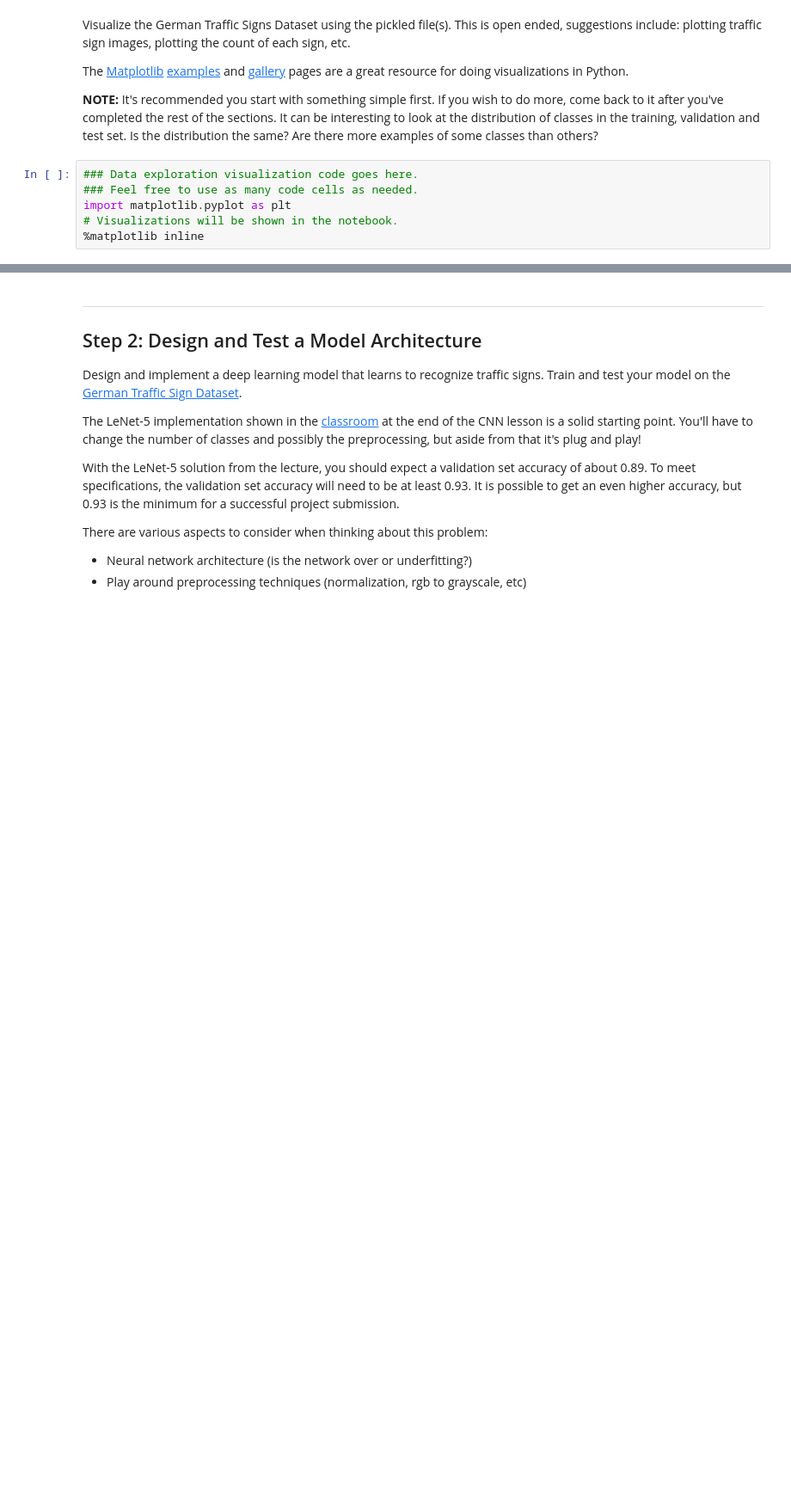
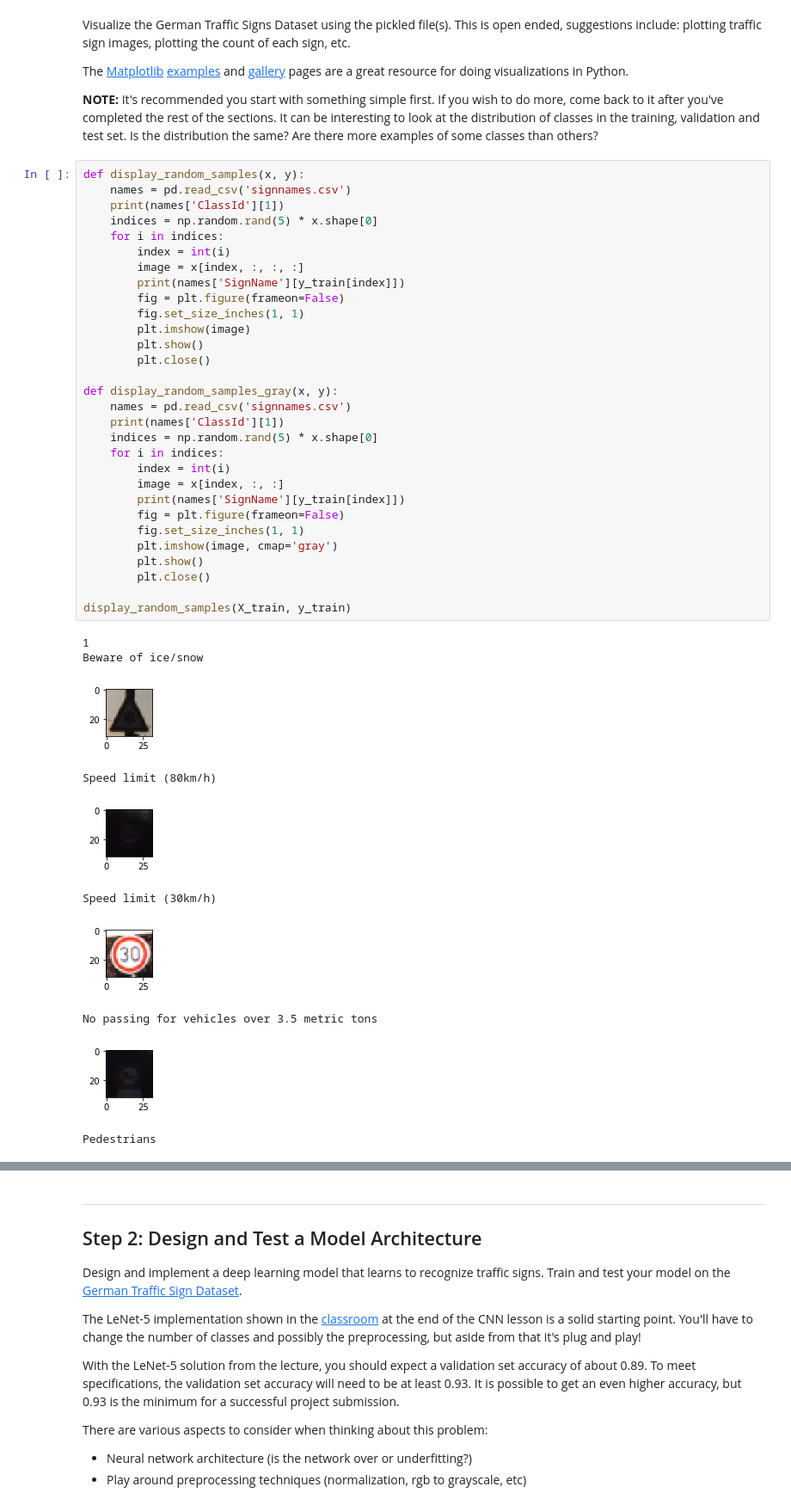
Before and after one commit to alexhagiopol/multiscale-CNN-classifier, a Jupyter notebook: Traffic_Sign_Classifier.ipynb, the cells around one changed output, grey strips where cells are left out. Shown at 86% size. Saved outputs shown, nothing was run; the diff lists cells and outputs as text; blank space fills up the shorter version.

```diff
--- a/Traffic_Sign_Classifier.ipynb
+++ b/Traffic_Sign_Classifier.ipynb
@@ -91,9 +95,44 @@ Visualize the German Traffic Signs Dataset using the pickled file(s). This is op
 The [Matplotlib](http://matplotlib.org/) [examples](http://matplotlib.org/examples/index.html) and [gallery](http://matplotlib.org/gallery.html) pages are a great resource for doing visualizations in Python.
 
 **NOTE:** It's recommended you start with something simple first. If you wish to do more, come back to it after you've completed the rest of the sections. It can be interesting to look at the distribution of classes in the training, validation and test set. Is the distribution the same? Are there more examples of some classes than others?
-# %%
-### Data exploration visualization code goes here.
-### Feel free to use as many code cells as needed.
-import matplotlib.pyplot as plt
-# Visualizations will be shown in the notebook.
-%matplotlib inline
+# %%
+def display_random_samples(x, y):
+    names = pd.read_csv('signnames.csv')
+    print(names['ClassId'][1])
+    indices = np.random.rand(5) * x.shape[0]
+    for i in indices:
+        index = int(i)
+        image = x[index, :, :, :]
+        print(names['SignName'][y_train[index]])
+        fig = plt.figure(frameon=False)
+        fig.set_size_inches(1, 1)
+        plt.imshow(image)
+        plt.show()
+        plt.close()
+
+def display_random_samples_gray(x, y):
+    names = pd.read_csv('signnames.csv')
+    print(names['ClassId'][1])
+    indices = np.random.rand(5) * x.shape[0]
+    for i in indices:
+        index = int(i)
+        image = x[index, :, :]
+        print(names['SignName'][y_train[index]])
+        fig = plt.figure(frameon=False)
+        fig.set_size_inches(1, 1)
+        plt.imshow(image, cmap='gray')
+        plt.show()
+        plt.close()
+
+display_random_samples(X_train, y_train)
+# %% [output]
+1
+Beware of ice/snow
+[figure, added]
+Speed limit (80km/h)
+[figure, added]
+Speed limit (30km/h)
+[figure, added]
+No passing for vehicles over 3.5 metric tons
+[figure, added]
+Pedestrians
```
Also changed, not shown: parts of 8 cells of this notebook, 2 other files.
